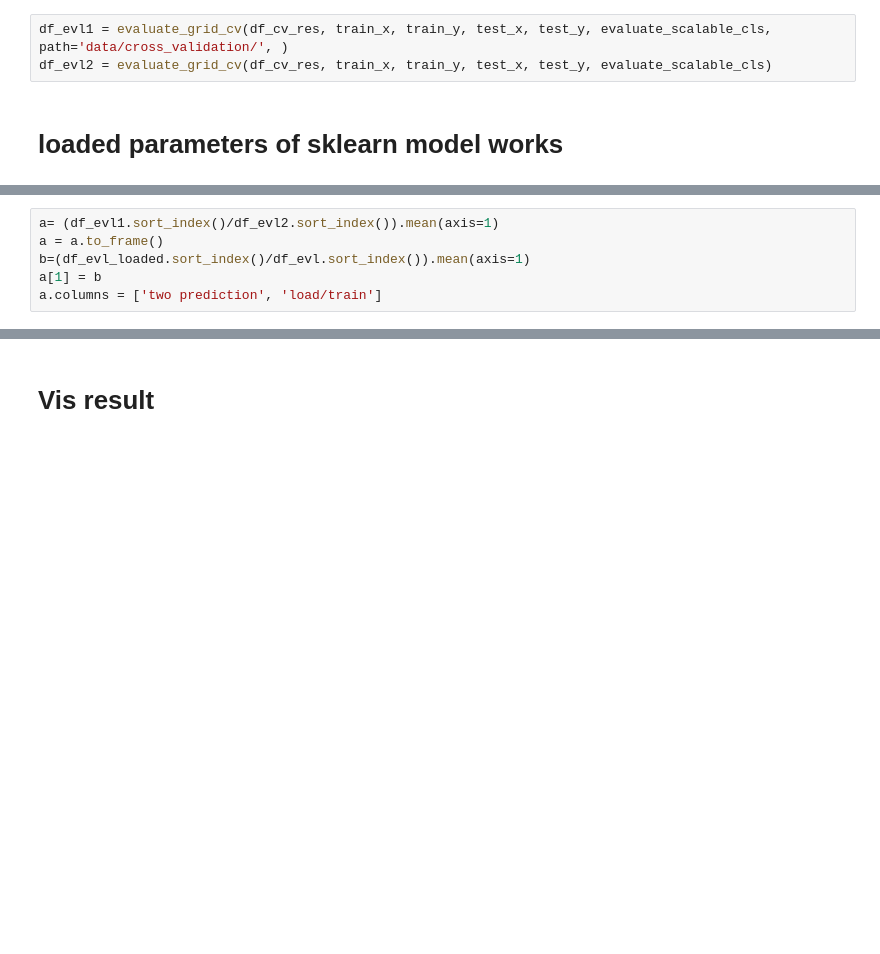
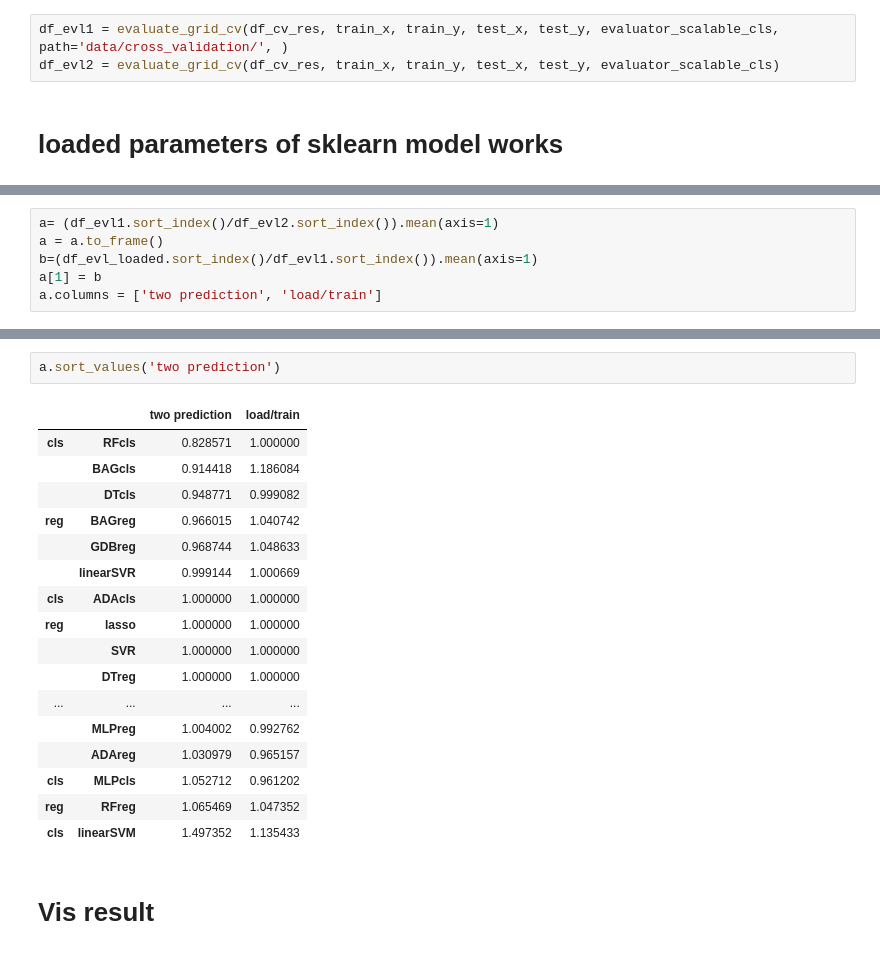
Before and after one commit to JHWu92/Cycling_safety, a Jupyter notebook: open_data_analysis/DEV-ML sk_ml.ipynb, the cells around one changed output, grey strips where cells are left out. Cells and saved outputs as stored; diff of their text form; blank space fills up the shorter version.

```diff
--- a/open_data_analysis/DEV-ML sk_ml.ipynb
+++ b/open_data_analysis/DEV-ML sk_ml.ipynb
@@ -50,8 +67,8 @@ loaded existing cv-ed best parameters
 # %% [markdown]
 # prediction of some models such as MLPreg and LinearSVR is random
 # %%
-df_evl1 = evaluate_grid_cv(df_cv_res, train_x, train_y, test_x, test_y, evaluate_scalable_cls, path='data/cross_validation/', )
-df_evl2 = evaluate_grid_cv(df_cv_res, train_x, train_y, test_x, test_y, evaluate_scalable_cls)
+df_evl1 = evaluate_grid_cv(df_cv_res, train_x, train_y, test_x, test_y, evaluator_scalable_cls, path='data/cross_validation/', )
+df_evl2 = evaluate_grid_cv(df_cv_res, train_x, train_y, test_x, test_y, evaluator_scalable_cls)
 # %% [markdown]
 # loaded parameters of sklearn model works
 # %%
@@ -59,6 +96,6 @@ df_evl_loaded = evaluate_grid_cv(loaded_df_cv_res, train_x, train_y, test_x, tes
 # %%
 a= (df_evl1.sort_index()/df_evl2.sort_index()).mean(axis=1)
 a = a.to_frame()
-b=(df_evl_loaded.sort_index()/df_evl.sort_index()).mean(axis=1)
+b=(df_evl_loaded.sort_index()/df_evl1.sort_index()).mean(axis=1)
 a[1] = b
 a.columns = ['two prediction', 'load/train']
@@ -85,3 +102,23 @@ a
+# %%
+a.sort_values('two prediction')
+# %% [output]
+|  |  | two prediction | load/train |
+| cls | RFcls | 0.828571 | 1.000000 |
+|  | BAGcls | 0.914418 | 1.186084 |
+|  | DTcls | 0.948771 | 0.999082 |
+| reg | BAGreg | 0.966015 | 1.040742 |
+|  | GDBreg | 0.968744 | 1.048633 |
+|  | linearSVR | 0.999144 | 1.000669 |
+| cls | ADAcls | 1.000000 | 1.000000 |
+| reg | lasso | 1.000000 | 1.000000 |
+|  | SVR | 1.000000 | 1.000000 |
+|  | DTreg | 1.000000 | 1.000000 |
+| ... | ... | ... | ... |
+|  | MLPreg | 1.004002 | 0.992762 |
+|  | ADAreg | 1.030979 | 0.965157 |
+| cls | MLPcls | 1.052712 | 0.961202 |
+| reg | RFreg | 1.065469 | 1.047352 |
+| cls | linearSVM | 1.497352 | 1.135433 |
 # %% [markdown]
 # Vis result
 # %%
```
Also changed, not shown: parts of 7 cells of this notebook, 1 other file.
